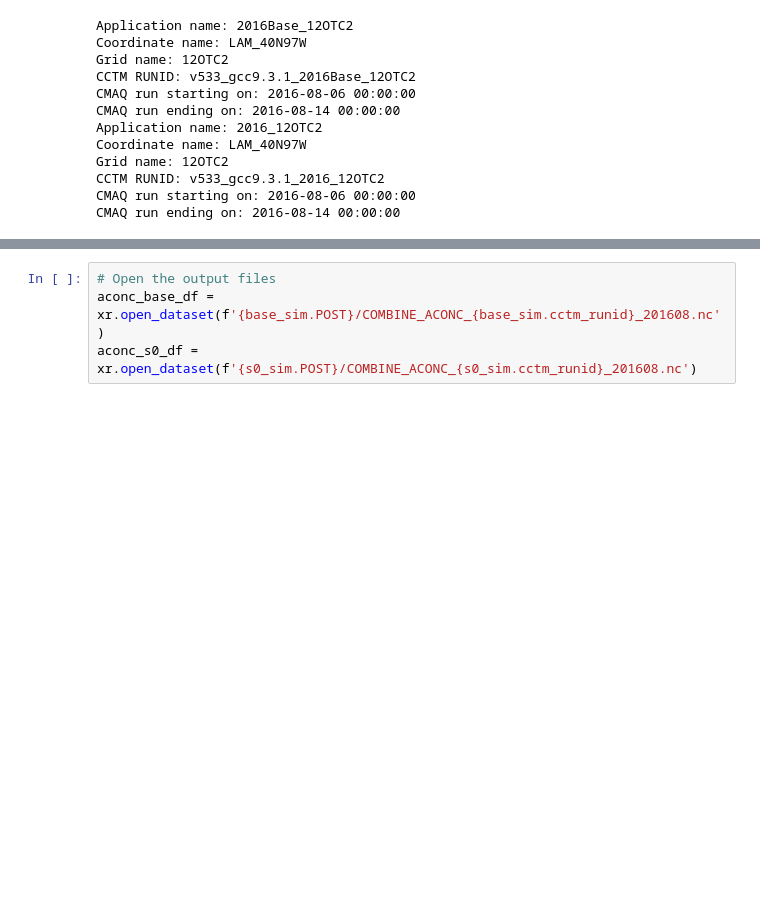
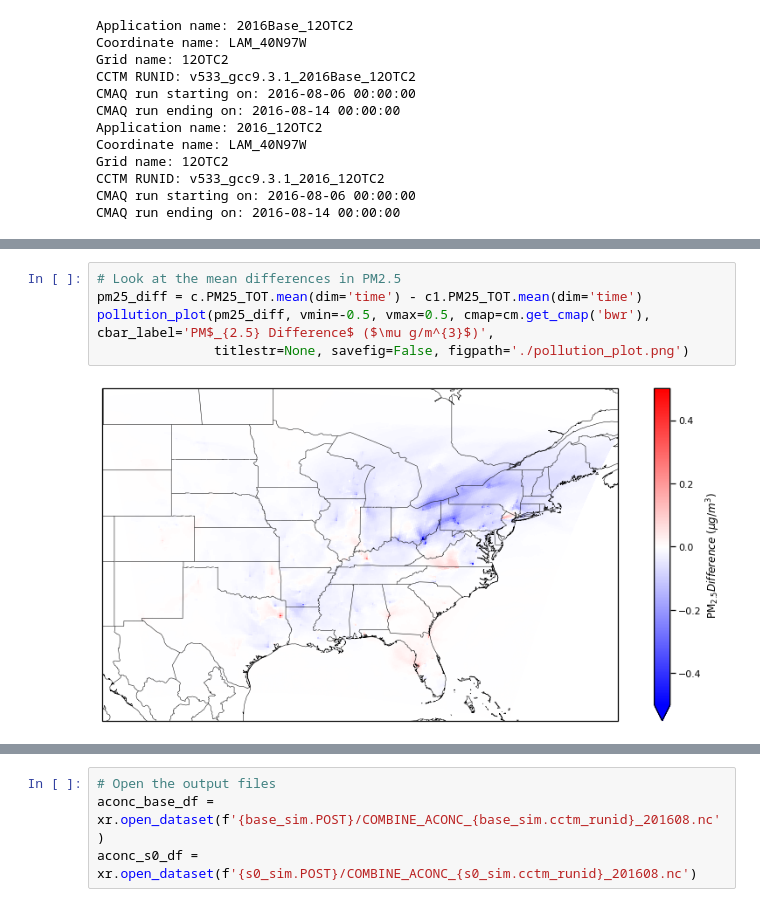
Before and after one commit to jeffreysward/cmaqpy, a Jupyter notebook: notebooks/Visualize cctm output dev.ipynb, the cells around one changed output, grey strips where cells are left out. Cells and saved outputs as stored; diff of their text form; blank space fills up the shorter version.

```diff
--- a/notebooks/Visualize cctm output dev.ipynb
+++ b/notebooks/Visualize cctm output dev.ipynb
@@ -34,0 +96,7 @@ base_sim.cctm_runid
+# %%
+# Look at the mean differences in PM2.5
+pm25_diff = c.PM25_TOT.mean(dim='time') - c1.PM25_TOT.mean(dim='time')
+pollution_plot(pm25_diff, vmin=-0.5, vmax=0.5, cmap=cm.get_cmap('bwr'), cbar_label='PM$_{2.5} Difference$ ($\mu g/m^{3}$)',
+               titlestr=None, savefig=False, figpath='./pollution_plot.png')
+# %% [output]
+[figure, added]
```
Also changed, not shown: parts of 10 cells of this notebook, 13 other files.
